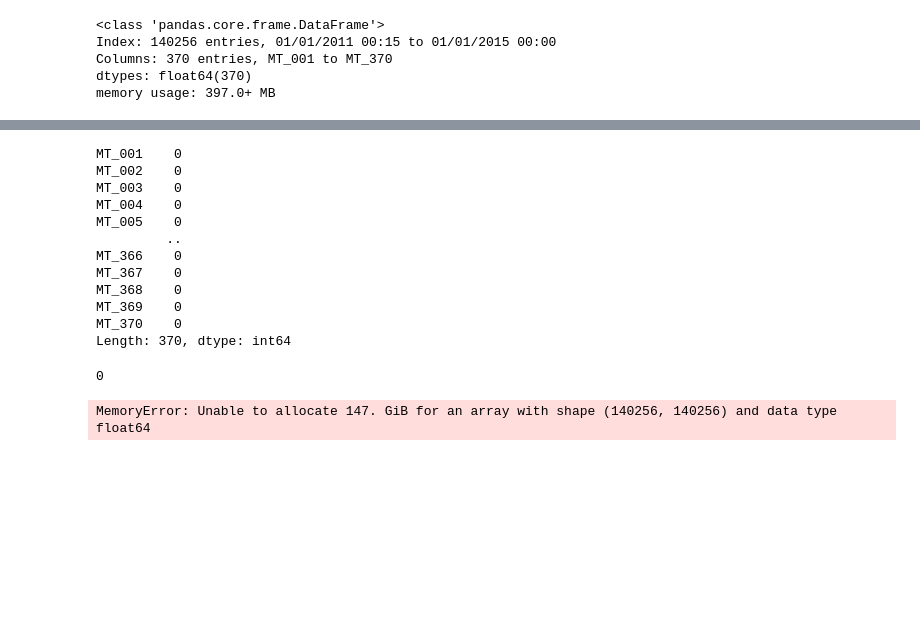
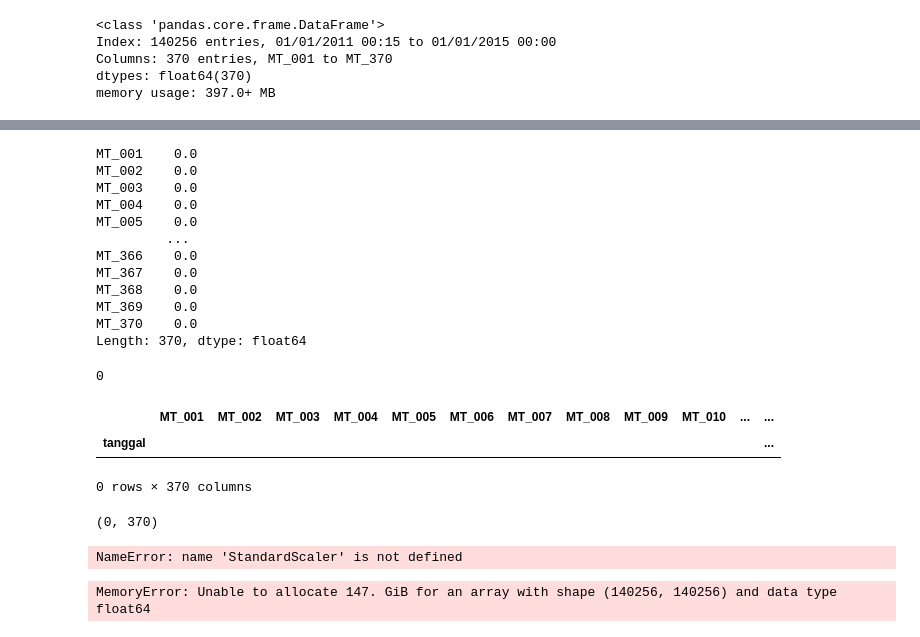
Before and after one commit to Gial88/Tugas_KB_Kelompok_1, a Jupyter notebook: Klusterisasi-KMedoids-Kelompok 1.ipynb, the cells around one changed output, grey strips where cells are left out. Drawn from its saved outputs; the diff is of its cells as text; code cells hidden in the pictures; blank space fills up the shorter version.

```diff
--- a/Klusterisasi-KMedoids-Kelompok 1.ipynb
+++ b/Klusterisasi-KMedoids-Kelompok 1.ipynb
@@ -61,3 +96,3 @@ MT_370    0
 Length: 370, dtype: int64
 # %%
-dataset.dropna()
+dataset = dataset.dropna()
@@ -79,22 +99,36 @@ dataset.dropna()
 # %%
 dataset.isna().sum()
 # %% [output]
-MT_001    0
-MT_002    0
-MT_003    0
-MT_004    0
-MT_005    0
-         ..
-MT_366    0
-MT_367    0
-MT_368    0
-MT_369    0
-MT_370    0
-Length: 370, dtype: int64
+MT_001    0.0
+MT_002    0.0
+MT_003    0.0
+MT_004    0.0
+MT_005    0.0
+         ...
+MT_366    0.0
+MT_367    0.0
+MT_368    0.0
+MT_369    0.0
+MT_370    0.0
+Length: 370, dtype: float64
 # %%
 dataset.duplicated().sum()
 # %% [output]
 0
+# %%
+dataset
+# %% [output]
+|  | MT_001 | MT_002 | MT_003 | MT_004 | MT_005 | MT_006 | MT_007 | MT_008 | MT_009 | MT_010 | ... | ... |
+| tanggal |  |  |  |  |  |  |  |  |  |  |  | ... |
+0 rows × 370 columns
+# %%
+dataset.shape
+# %% [output]
+(0, 370)
+# %%
+ss = StandardScaler()
+# %% [output]
+NameError: name 'StandardScaler' is not defined
 # %%
 KMedo = KMedoids(n_clusters=3)
 # %%
```
Also changed, not shown: parts of 5 cells of this notebook, 2 other files.
